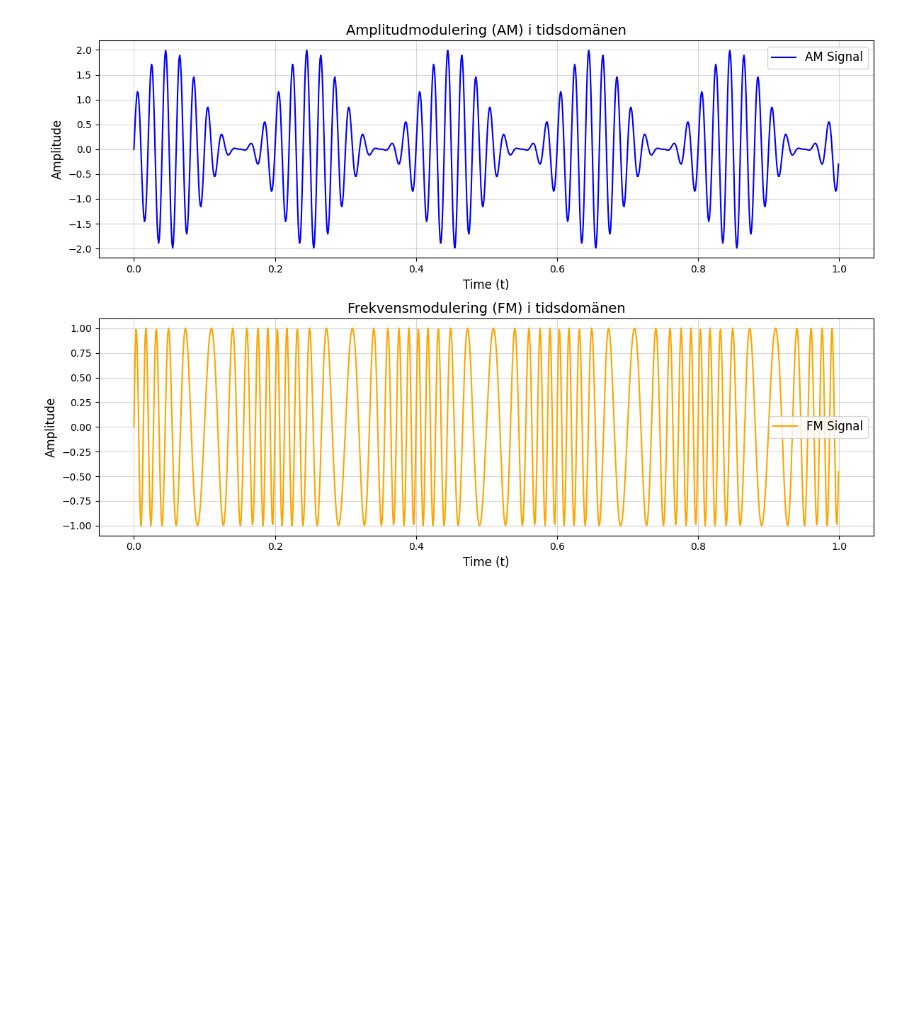
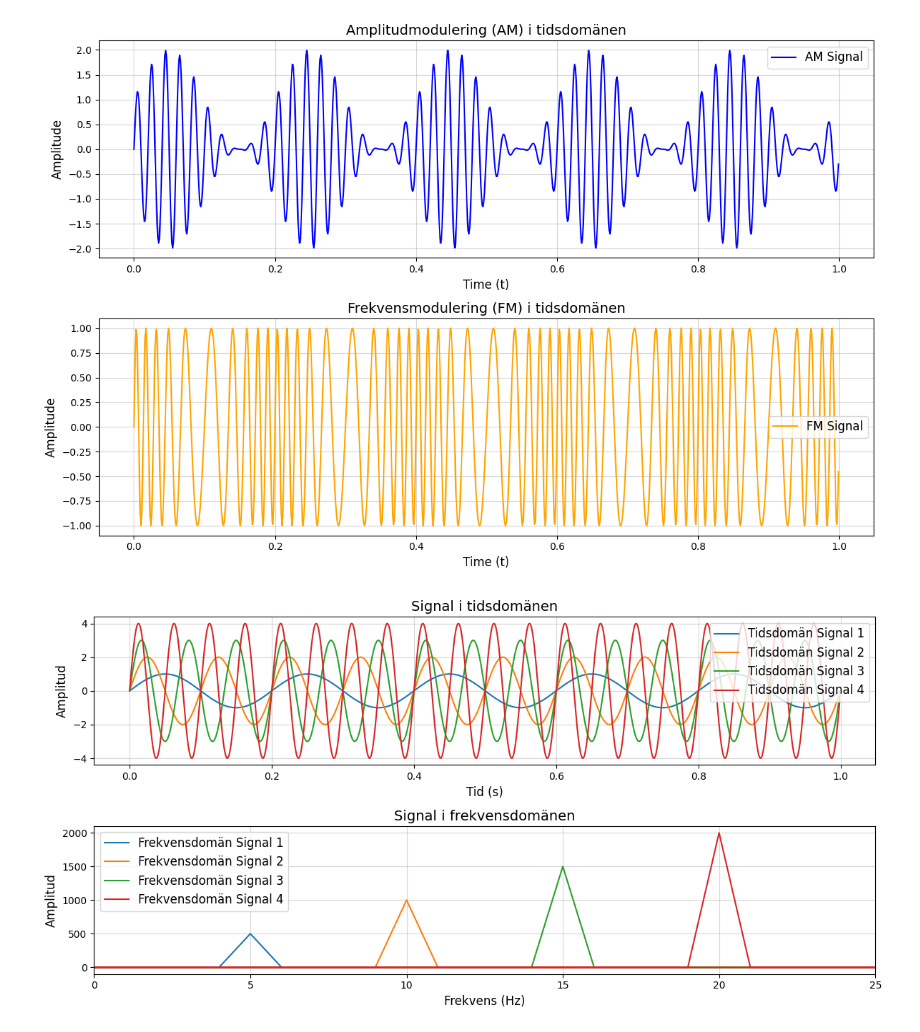
Before and after one commit to jsa91/01-jupyter, a Jupyter notebook: whats_signal/code_generator.ipynb, the cells around one changed output. Cells and saved outputs as stored; diff of their text form; code cells hidden in the pictures; blank space fills up the shorter version.

Commit message:
update signal

```diff
--- a/whats_signal/code_generator.ipynb
+++ b/whats_signal/code_generator.ipynb
@@ -80,3 +84,48 @@ plt.savefig("am_fm_time_domain.png")
 plt.show()
 # %% [output]
 [figure]
+# %%
+# Kapitel 2
+
+# Parameters
+fs = 1000  # Sampling frequency (Hz)
+t = np.linspace(0, 1, fs, endpoint=False)  # 1 second duration
+frequencies = [5, 10, 15, 20]  # Frequencies of the signals (Hz)
+amplitudes = [1, 2, 3, 4]  # Amplitudes of the signals
+num_signals_to_plot = 4  # Number of signals to plot (up to 4)
+
+# Generate sine waves in the time domain
+time_domain_signals = [A * np.sin(2 * np.pi * f * t) for A, f in zip(amplitudes[:num_signals_to_plot], frequencies[:num_signals_to_plot])]
+
+# Compute the Fourier Transform to get the frequency domain representation
+frequency_domain_signals = [np.fft.fft(signal) for signal in time_domain_signals]
+frequency = np.fft.fftfreq(len(t), 1/fs)
+
+# Plotting
+plt.figure(figsize=(12, 6))
+
+# Time domain plot
+plt.subplot(2, 1, 1)
+for i, time_signal in enumerate(time_domain_signals):
+    plt.plot(t, time_signal, label=f"Tidsdomän Signal {i+1}")
+plt.title("Signal i tidsdomänen", fontsize=14)
+plt.xlabel("Tid (s)", fontsize=12)
+plt.ylabel("Amplitud", fontsize=12)
+plt.grid(alpha=0.5)
+plt.legend(fontsize=12)
+
+# Frequency domain plot
+plt.subplot(2, 1, 2)
+for i, freq_signal in enumerate(frequency_domain_signals):
+    plt.plot(frequency, np.abs(freq_signal), label=f"Frekvensdomän Signal {i+1}")
+plt.title("Signal i frekvensdomänen", fontsize=14)
+plt.xlabel("Frekvens (Hz)", fontsize=12)
+plt.ylabel("Amplitud", fontsize=12)
+plt.grid(alpha=0.5)
+plt.legend(fontsize=12)
+plt.xlim(0, 25)  # Limit x-axis to show relevant frequency range
+
+plt.tight_layout()
+plt.show()
+# %% [output]
+[figure, added]
```
Also changed, not shown: parts of 2 cells of this notebook, 7 other files.
